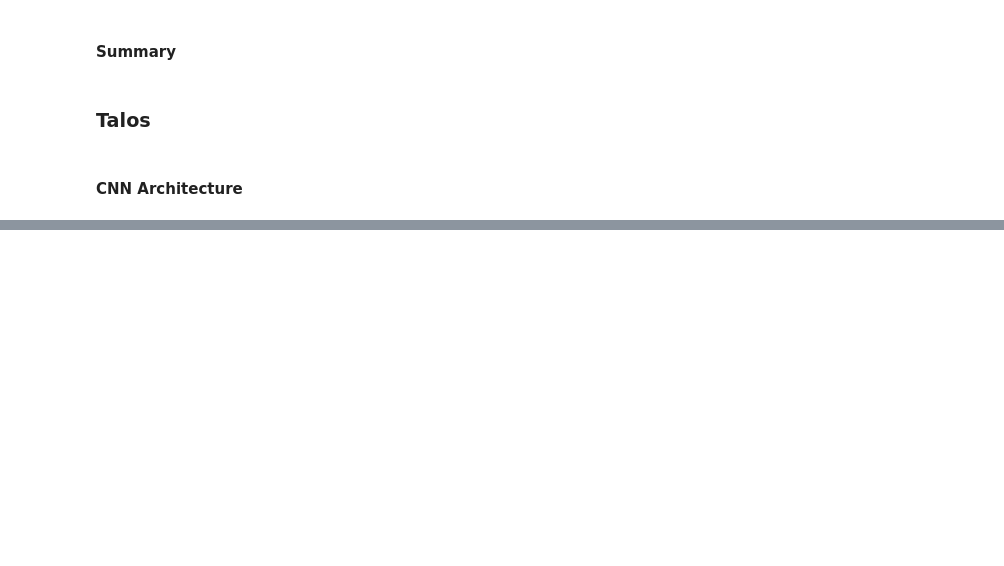
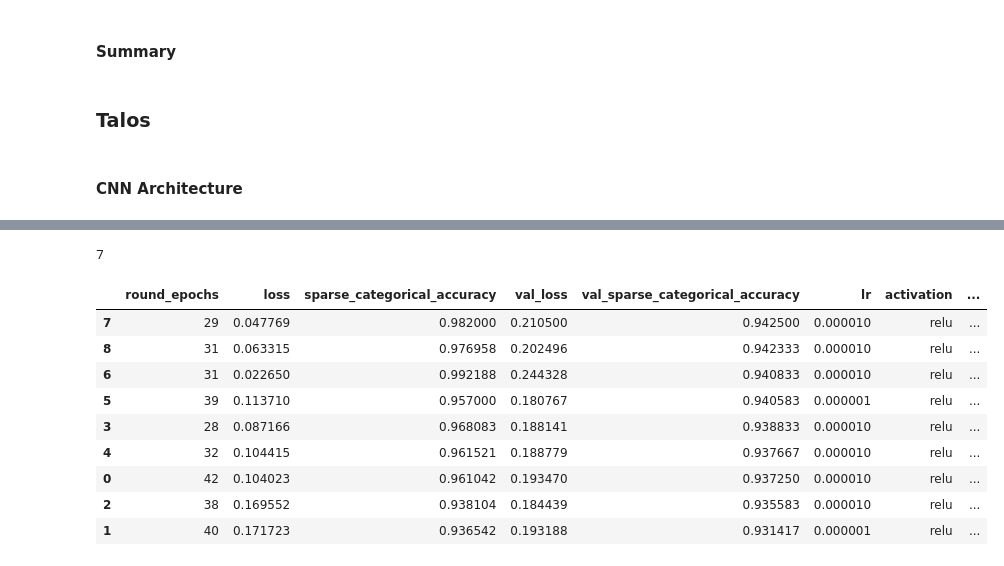
Before and after one commit to manosprom/deep_learning_assignment_1, a Jupyter notebook: notebooks/Deep Learning Assignment 1.ipynb, the cells around one changed output, grey strips where cells are left out. Saved outputs shown, nothing was run; the diff lists cells and outputs as text; code cells hidden in the pictures; blank space fills up the shorter version.

```diff
--- a/notebooks/Deep Learning Assignment 1.ipynb
+++ b/notebooks/Deep Learning Assignment 1.ipynb
@@ -1363,7 +1363,7 @@ def cnn_model(x_train, y_train, x_val, y_val, params):
 #      [64, 32] means 2 layers 1st: 64 units, 2nd: 32 units
 p_architecture = {
     'architecture':[
-        [3, 32], [4, 32], [3, 64], [4, 64], [3, 128], [4, 64],
+        [3, 32], [3, 64], [3, 128],
     ],
     'batch_size': [256],
     'epochs': [300],
@@ -1446,0 +1572,19 @@ arch_results.head(10)
+# %%
+r_arch_cnn_reporting = talos.Reporting(t_architecture)
+# %%
+r_arch_cnn_reporting.rounds2high("val_sparse_categorical_accuracy")
+# %% [output]
+7
+# %%
+r_arch_cnn_reporting.data.sort_values(by='val_sparse_categorical_accuracy', ascending=False).drop(['start', 'end', 'duration'], axis=1)
+# %% [output]
+|  | round_epochs | loss | sparse_categorical_accuracy | val_loss | val_sparse_categorical_accuracy | lr | activation | ... |
+| 7 | 29 | 0.047769 | 0.982000 | 0.210500 | 0.942500 | 0.000010 | relu | ... |
+| 8 | 31 | 0.063315 | 0.976958 | 0.202496 | 0.942333 | 0.000010 | relu | ... |
+| 6 | 31 | 0.022650 | 0.992188 | 0.244328 | 0.940833 | 0.000010 | relu | ... |
+| 5 | 39 | 0.113710 | 0.957000 | 0.180767 | 0.940583 | 0.000001 | relu | ... |
+| 3 | 28 | 0.087166 | 0.968083 | 0.188141 | 0.938833 | 0.000010 | relu | ... |
+| 4 | 32 | 0.104415 | 0.961521 | 0.188779 | 0.937667 | 0.000010 | relu | ... |
+| 0 | 42 | 0.104023 | 0.961042 | 0.193470 | 0.937250 | 0.000010 | relu | ... |
+| 2 | 38 | 0.169552 | 0.938104 | 0.184439 | 0.935583 | 0.000010 | relu | ... |
+| 1 | 40 | 0.171723 | 0.936542 | 0.193188 | 0.931417 | 0.000001 | relu | ... |
```
Also changed, not shown: parts of 7 cells of this notebook, 5 other files.
